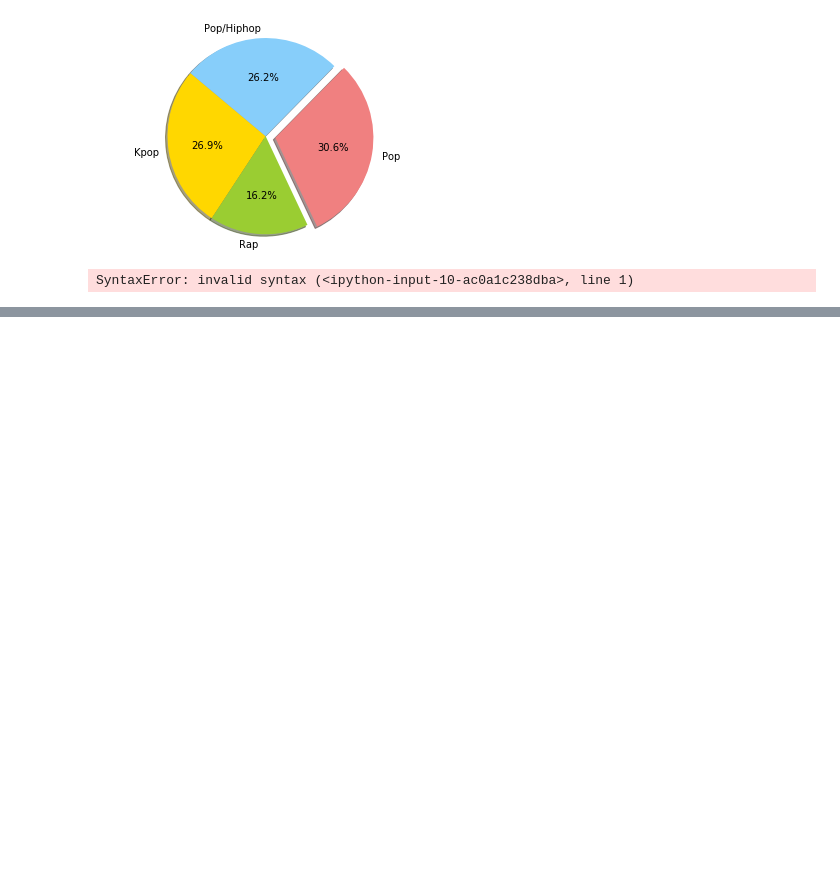
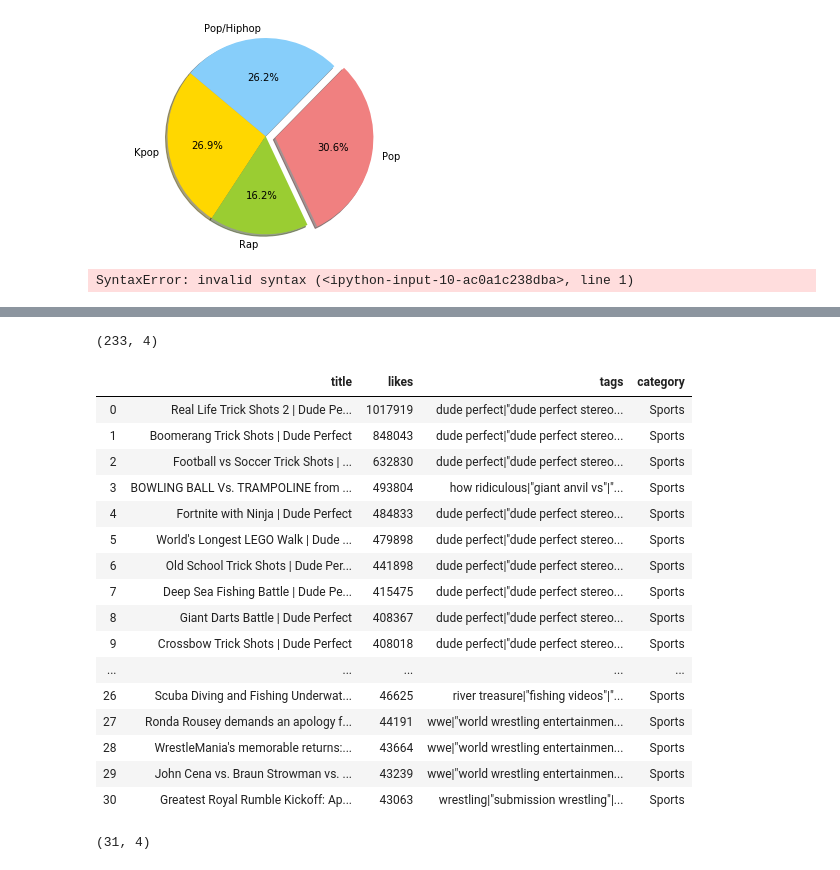
Before and after one commit to AlishaTech/YouTube_Trending, a Jupyter notebook: youtube.ipynb, the cells around one changed output, grey strips where cells are left out. Saved outputs shown, nothing was run; the diff lists cells and outputs as text; code cells hidden in the pictures; blank space fills up the shorter version.

```diff
--- a/youtube.ipynb
+++ b/youtube.ipynb
@@ -177,0 +227,31 @@ mudf.shape
+# %%
+entdf.shape
+# %% [output]
+(233, 4)
+# %%
+SPORTS = usdf[usdf['category'].isin(['Sports'])]
+q4 = """SELECT *  FROM SPORTS ORDER by likes  DESC limit 1000"""
+spdf = ps.sqldf(q4, locals())
+spdf
+# %% [output]
+|  | title | likes | tags | category |
+| 0 | Real Life Trick Shots 2 | Dude Pe... | 1017919 | dude perfect|"dude perfect stereo... | Sports |
+| 1 | Boomerang Trick Shots | Dude Perfect | 848043 | dude perfect|"dude perfect stereo... | Sports |
+| 2 | Football vs Soccer Trick Shots | ... | 632830 | dude perfect|"dude perfect stereo... | Sports |
+| 3 | BOWLING BALL Vs. TRAMPOLINE from ... | 493804 | how ridiculous|"giant anvil vs"|"... | Sports |
+| 4 | Fortnite with Ninja | Dude Perfect | 484833 | dude perfect|"dude perfect stereo... | Sports |
+| 5 | World's Longest LEGO Walk | Dude ... | 479898 | dude perfect|"dude perfect stereo... | Sports |
+| 6 | Old School Trick Shots | Dude Per... | 441898 | dude perfect|"dude perfect stereo... | Sports |
+| 7 | Deep Sea Fishing Battle | Dude Pe... | 415475 | dude perfect|"dude perfect stereo... | Sports |
+| 8 | Giant Darts Battle | Dude Perfect | 408367 | dude perfect|"dude perfect stereo... | Sports |
+| 9 | Crossbow Trick Shots | Dude Perfect | 408018 | dude perfect|"dude perfect stereo... | Sports |
+| ... | ... | ... | ... | ... |
+| 26 | Scuba Diving and Fishing Underwat... | 46625 | river treasure|"fishing videos"|"... | Sports |
+| 27 | Ronda Rousey demands an apology f... | 44191 | wwe|"world wrestling entertainmen... | Sports |
+| 28 | WrestleMania's memorable returns:... | 43664 | wwe|"world wrestling entertainmen... | Sports |
+| 29 | John Cena vs. Braun Strowman vs. ... | 43239 | wwe|"world wrestling entertainmen... | Sports |
+| 30 | Greatest Royal Rumble Kickoff: Ap... | 43063 | wrestling|"submission wrestling"|... | Sports |
+# %%
+spdf.shape
+# %% [output]
+(31, 4)
```
Also changed, not shown: parts of 18 cells of this notebook.
